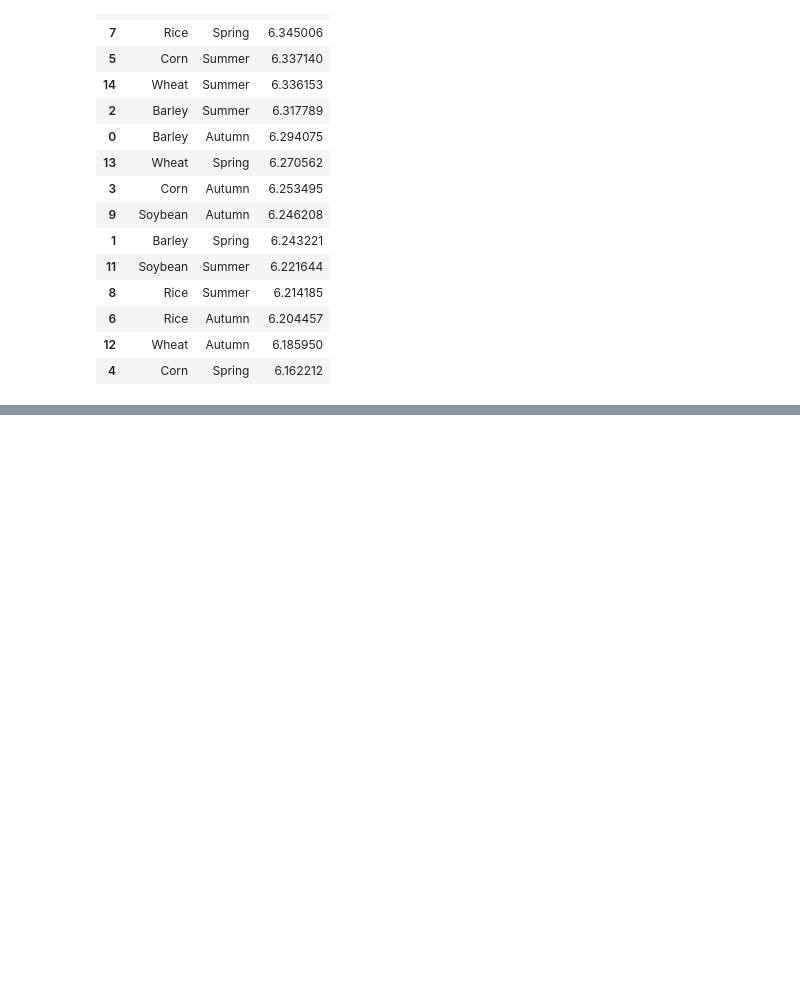
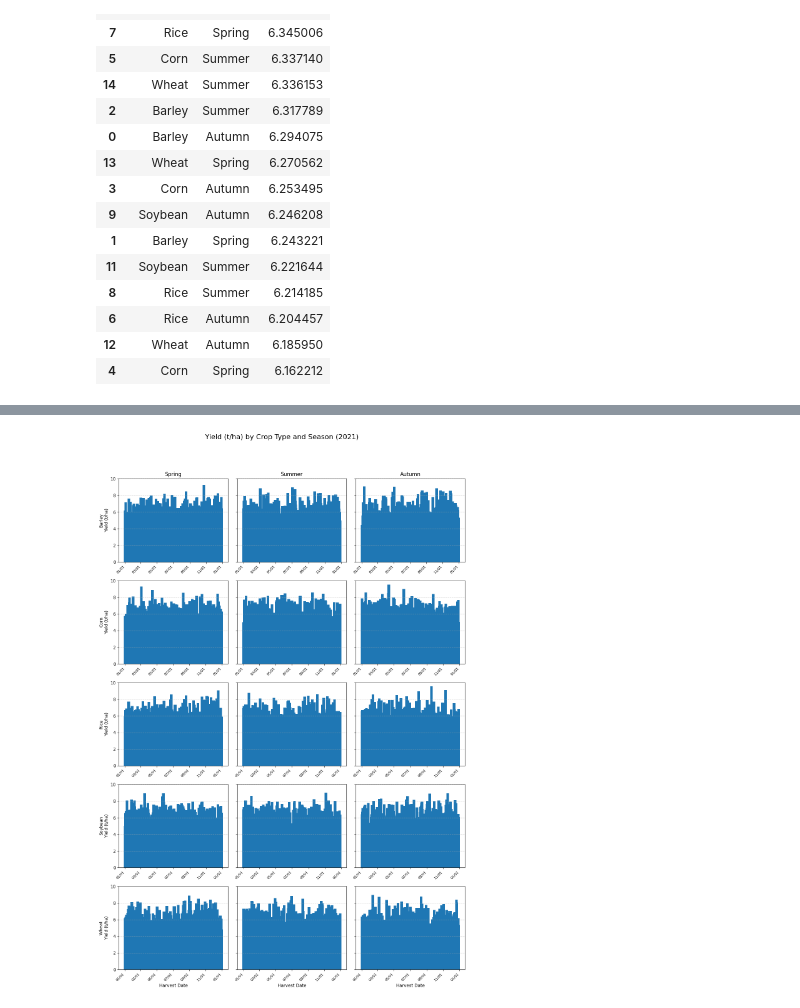
Before and after one commit to gubudoos/MLCrop, a Jupyter notebook: crop.ipynb, the cells around one changed output, grey strips where cells are left out. Cells and saved outputs as stored; diff of their text form; code cells hidden in the pictures; blank space fills up the shorter version.

```diff
--- a/crop.ipynb
+++ b/crop.ipynb
@@ -206,0 +296,98 @@ crop_train_pd[['crop_type', 'season', 'yield_tpha']].groupby(['crop_type','seaso
+# %%
+import pandas as pd
+import matplotlib.pyplot as plt
+import matplotlib.dates as mdates
+import numpy as np
+
+def plot_yield_by_crop_and_season_existing_col(dataframe):
+    """
+    Generates a single figure with 5 rows (crop types) and 3 columns (seasons)
+    of bar charts plotting yield_tpha vs harvest_date_dt, using the existing
+    'season' column for grouping.
+
+    Args:
+        dataframe (pd.DataFrame): The input DataFrame with 'harvest_date_dt',
+                                  'yield_tpha', 'crop_type', and 'season' columns.
+
+    Returns:
+        plt.Figure: The single Matplotlib Figure object containing all subplots.
+    """
+
+    # 1. Define Categories and Grid Structure
+    # Use unique values from the existing columns
+    unique_crops = sorted(dataframe['crop_type'].unique().tolist())
+    # Use the seasons from the data, sorted for consistent column order
+    # Assuming 'Spring', 'Summer', 'Autumn' are the only values and are desired in that order
+    season_order = ['Spring', 'Summer', 'Autumn']
+
+    num_rows = len(unique_crops)
+    num_cols = len(season_order)
+
+    # 2. Create the single large figure with 5x3 subplots
+    # sharey=True ensures all plots have the same y-axis scale for easy comparison
+    fig, axes = plt.subplots(num_rows, num_cols,
+                             figsize=(4 * num_cols, 3.5 * num_rows),
+                             sharey=True)
+
+    # Ensure axes is a 2D array for consistent iteration
+    if num_rows == 1 or num_cols == 1:
+        axes = axes.reshape(num_rows, num_cols)
+
+    print(f"Generating charts in a {num_rows}x{num_cols} grid (Total {num_rows * num_cols} charts)...")
+
+    # 3. Iterate through the grid: Crops (rows) and Seasons (columns)
+    for i, crop in enumerate(unique_crops):
+        for j, season in enumerate(season_order):
+            ax = axes[i, j] # Select the specific axis for (crop, season)
+
+            # Filter Data: Use the existing 'crop_type' and 'season' columns
+            df_plot_filter = dataframe[
+                (dataframe['crop_type'] == crop) &
+                (dataframe['season'] == season)
+            ]
+
+            # Aggregate by date (mean yield)
+            df_plot = df_plot_filter.groupby('harvest_date_dt')['yield_tpha'].mean().reset_index()
+
+            # Plot the bar chart
+            if not df_plot.empty:
+                # Use a fixed bar width (e.g., 10 days) for visual consistency
+                ax.bar(df_plot['harvest_date_dt'], df_plot['yield_tpha'], width=10)
+
+            # --- Formatting ---
+
+            # Column headers (Season names) for the first row
+            if i == 0:
+                ax.set_title(f'{season}', fontsize=12)
+
+            # Row headers (Crop names) and Y-axis label for the first column
+            if j == 0:
+                # Add crop name to the side of the row
+                ax.set_ylabel(f'{crop}\nYield (t/ha)', fontsize=10)
+
+            # X-axis label only for the bottom row
+            if i == num_rows - 1:
+                ax.set_xlabel('Harvest Date', fontsize=10)
+
+            # Improve x-axis date display
+            ax.xaxis.set_major_formatter(mdates.DateFormatter('%m/%d'))
+            plt.setp(ax.get_xticklabels(), rotation=45, ha='right', fontsize=8)
+
+            ax.grid(axis='y', linestyle='--', alpha=0.7)
+
+    # 4. Final layout adjustments for the entire figure
+    fig.suptitle('Yield (t/ha) by Crop Type and Season (2021)', fontsize=16, y=1.02)
+    plt.tight_layout(rect=[0, 0, 1, 0.98])
+
+    # Returns the single figure object containing all 15 subplots
+    return fig
+
+# --- How to use this function ---
+# Assume 'df' is your pandas DataFrame with 'harvest_date_dt', 'yield_tpha', 'crop_type', and 'season'
+# columns already populated.
+
+combined_figure = plot_yield_by_crop_and_season_existing_col(crop_train_pd)
+
+# # To display the combined figure:
+# # plt.show()
+# %% [output]
@@ -206,0 +395 @@ crop_train_pd[['crop_type', 'season', 'yield_tpha']].groupby(['crop_type','seaso
+[figure, added]
```
Also changed, not shown: parts of 10 cells of this notebook.
